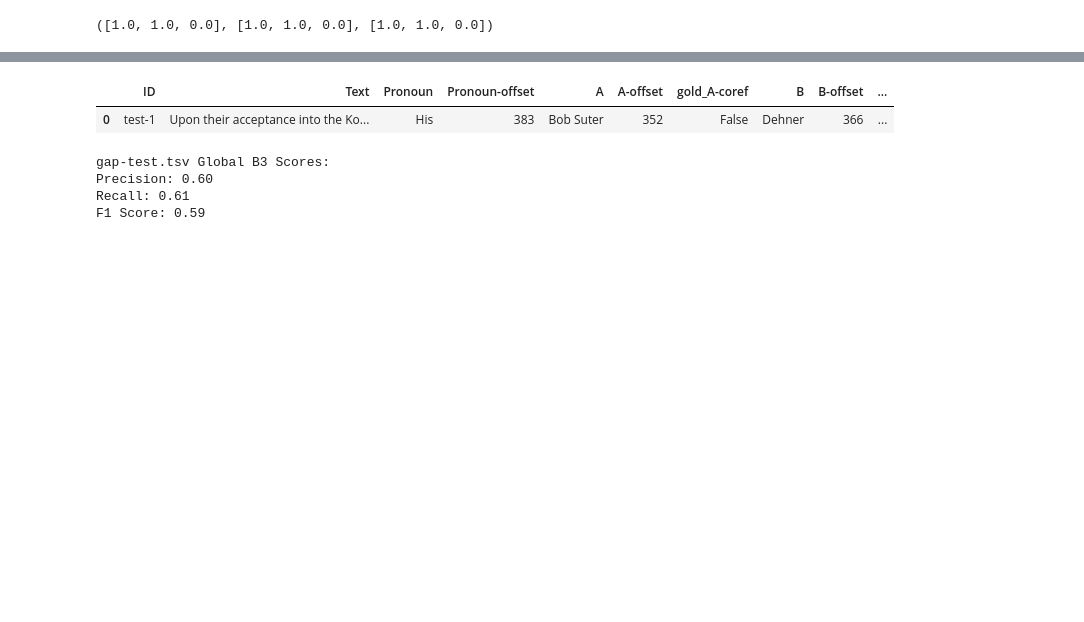
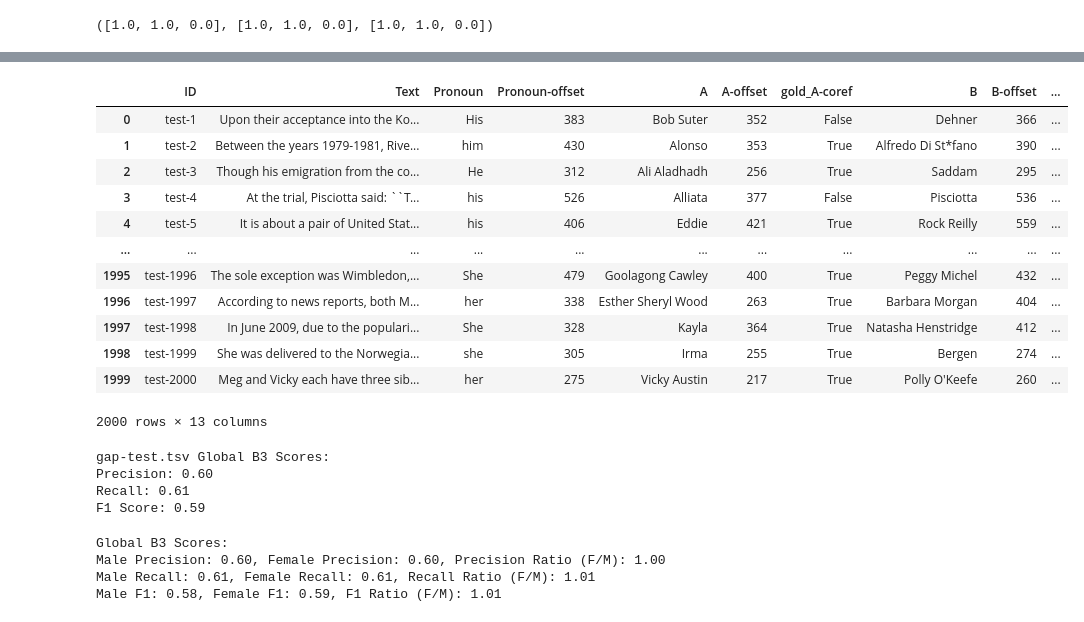
Before and after one commit to alexiamuresan/DLNLP-pronoun-resolution, a Jupyter notebook: gap-coreference-master/b3_scorer_spanbert.ipynb, the cells around one changed output, grey strips where cells are left out. Cells and saved outputs as stored; diff of their text form; code cells hidden in the pictures; blank space fills up the shorter version.

Commit message:
spanbert scores for both GAP and NB GAP

```diff
--- a/gap-coreference-master/b3_scorer_spanbert.ipynb
+++ b/gap-coreference-master/b3_scorer_spanbert.ipynb
@@ -156,16 +182 @@ gap_df.head(1)
-# %%
-
-# Reading GAP DataFrame from a TSV file
-gap_df = pd.read_csv(gap_file, sep='\t')
-gap_df.rename(columns={'A-coref': 'gold_A-coref', 'B-coref': 'gold_B-coref'},inplace=True)# Reading Predictions DataFrame from a TSV file
-predictions_df = pd.read_csv(predictions_file, sep='\t')
-
-# Merge the two DataFrames on the "ID" column
-merged_df = pd.merge(gap_df, predictions_df, on='ID')
-
-# Display the first few rows to check
-merged_df.head(1)
-# %% [output]
-|  | ID | Text | Pronoun | Pronoun-offset | A | A-offset | gold_A-coref | B | B-offset | ... |
-| 0 | test-1 | Upon their acceptance into the Ko... | His | 383 | Bob Suter | 352 | False | Dehner | 366 | ... |
 # %%
@@ -173,4 +184,20 @@ true_clusters_list, pred_clusters_list, mentions_list = generate_clusters_and_me
 # B3_0(mentions_list, true_clusters_list, pred_clusters_list)
+# %%
+merged_df
+# %% [output]
+|  | ID | Text | Pronoun | Pronoun-offset | A | A-offset | gold_A-coref | B | B-offset | ... |
+| 0 | test-1 | Upon their acceptance into the Ko... | His | 383 | Bob Suter | 352 | False | Dehner | 366 | ... |
+| 1 | test-2 | Between the years 1979-1981, Rive... | him | 430 | Alonso | 353 | True | Alfredo Di St*fano | 390 | ... |
+| 2 | test-3 | Though his emigration from the co... | He | 312 | Ali Aladhadh | 256 | True | Saddam | 295 | ... |
+| 3 | test-4 | At the trial, Pisciotta said: ``T... | his | 526 | Alliata | 377 | False | Pisciotta | 536 | ... |
+| 4 | test-5 | It is about a pair of United Stat... | his | 406 | Eddie | 421 | True | Rock Reilly | 559 | ... |
+| ... | ... | ... | ... | ... | ... | ... | ... | ... | ... | ... |
+| 1995 | test-1996 | The sole exception was Wimbledon,... | She | 479 | Goolagong Cawley | 400 | True | Peggy Michel | 432 | ... |
+| 1996 | test-1997 | According to news reports, both M... | her | 338 | Esther Sheryl Wood | 263 | True | Barbara Morgan | 404 | ... |
+| 1997 | test-1998 | In June 2009, due to the populari... | She | 328 | Kayla | 364 | True | Natasha Henstridge | 412 | ... |
+| 1998 | test-1999 | She was delivered to the Norwegia... | she | 305 | Irma | 255 | True | Bergen | 274 | ... |
+| 1999 | test-2000 | Meg and Vicky each have three sib... | her | 275 | Vicky Austin | 217 | True | Polly O'Keefe | 260 | ... |
+2000 rows × 13 columns
 # %%
 total_precision_scores = []
 total_recall_scores = []
@@ -205,3 +249,26 @@ gap-test.tsv Global B3 Scores:
 Precision: 0.60
 Recall: 0.61
 F1 Score: 0.59
+# %%
+
+# Calculate global scores
+global_male_precision, global_male_recall, global_male_f1 = global_B3_0(male_precision_scores, male_recall_scores, male_f1_scores)
+global_female_precision, global_female_recall, global_female_f1 = global_B3_0(female_precision_scores, female_recall_scores, female_f1_scores)
+
+# Calculate F/M ratio for each metric
+precision_ratio = global_female_precision / global_male_precision
+recall_ratio = global_female_recall / global_male_recall
+f1_ratio = global_female_f1 / global_male_f1
+
+# Print the results
+results_str = f"Global B3 Scores:\n"
+results_str += f"Male Precision: {global_male_precision:.2f}, Female Precision: {global_female_precision:.2f}, Precision Ratio (F/M): {precision_ratio:.2f}\n"
+results_str += f"Male Recall: {global_male_recall:.2f}, Female Recall: {global_female_recall:.2f}, Recall Ratio (F/M): {recall_ratio:.2f}\n"
+results_str += f"Male F1: {global_male_f1:.2f}, Female F1: {global_female_f1:.2f}, F1 Ratio (F/M): {f1_ratio:.2f}"
+
+print(results_str)
+# %% [output]
+Global B3 Scores:
+Male Precision: 0.60, Female Precision: 0.60, Precision Ratio (F/M): 1.00
+Male Recall: 0.61, Female Recall: 0.61, Recall Ratio (F/M): 1.01
+Male F1: 0.58, Female F1: 0.59, F1 Ratio (F/M): 1.01
```
Also changed, not shown: parts of 7 cells of this notebook, 6 other files.
